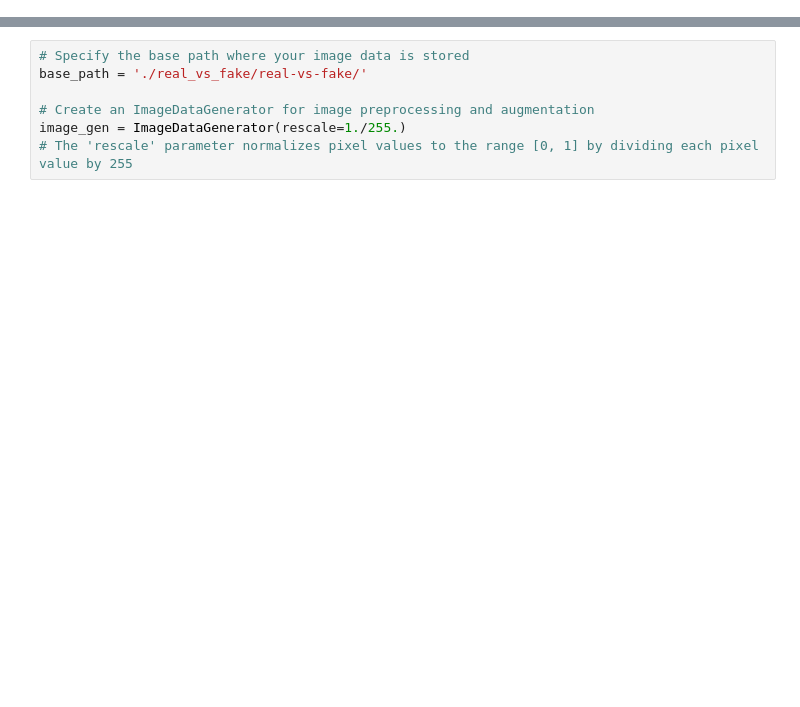
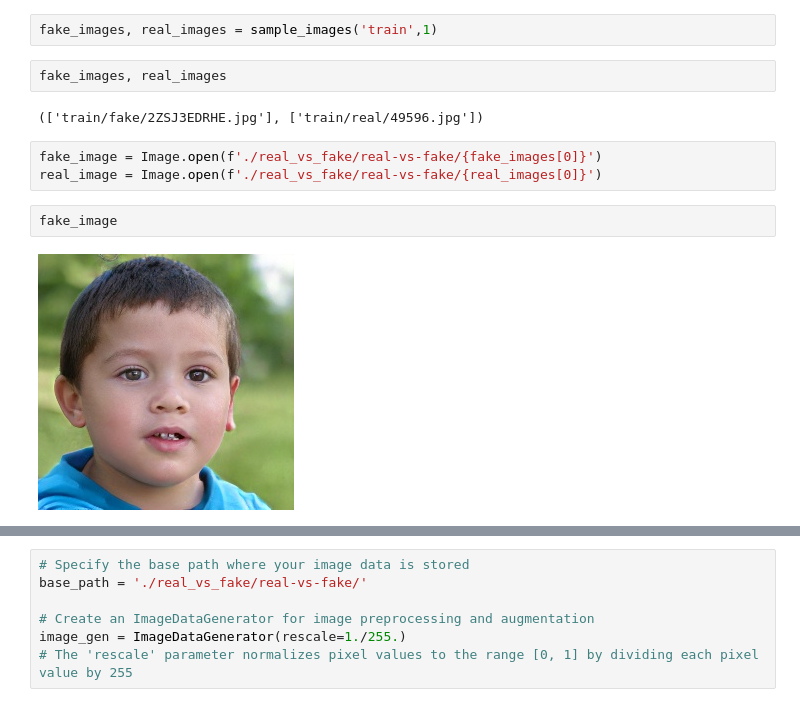
Before and after one commit to Kanustu/DeepFaceDetect, a Jupyter notebook: Notebooks/deepfake1.ipynb, the cells around one changed output, grey strips where cells are left out. Cells and saved outputs as stored; diff of their text form; blank space fills up the shorter version.

```diff
--- a/Notebooks/deepfake1.ipynb
+++ b/Notebooks/deepfake1.ipynb
@@ -37,0 +144,13 @@ for x in ['fake', 'real']:
+# %%
+fake_images, real_images = sample_images('train',1)
+# %%
+fake_images, real_images
+# %% [output]
+(['train/fake/2ZSJ3EDRHE.jpg'], ['train/real/49596.jpg'])
+# %%
+fake_image = Image.open(f'./real_vs_fake/real-vs-fake/{fake_images[0]}')
+real_image = Image.open(f'./real_vs_fake/real-vs-fake/{real_images[0]}')
+# %%
+fake_image
+# %% [output]
+[figure, added]
```
Also changed, not shown: parts of 21 cells of this notebook.
